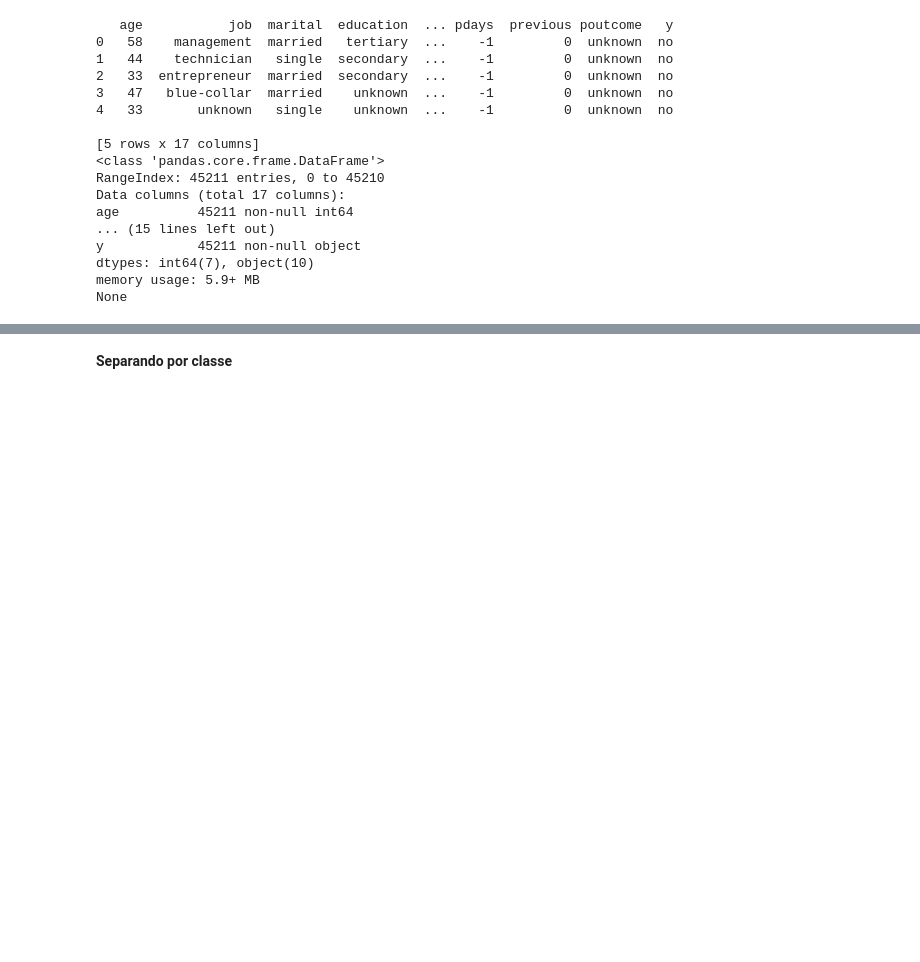
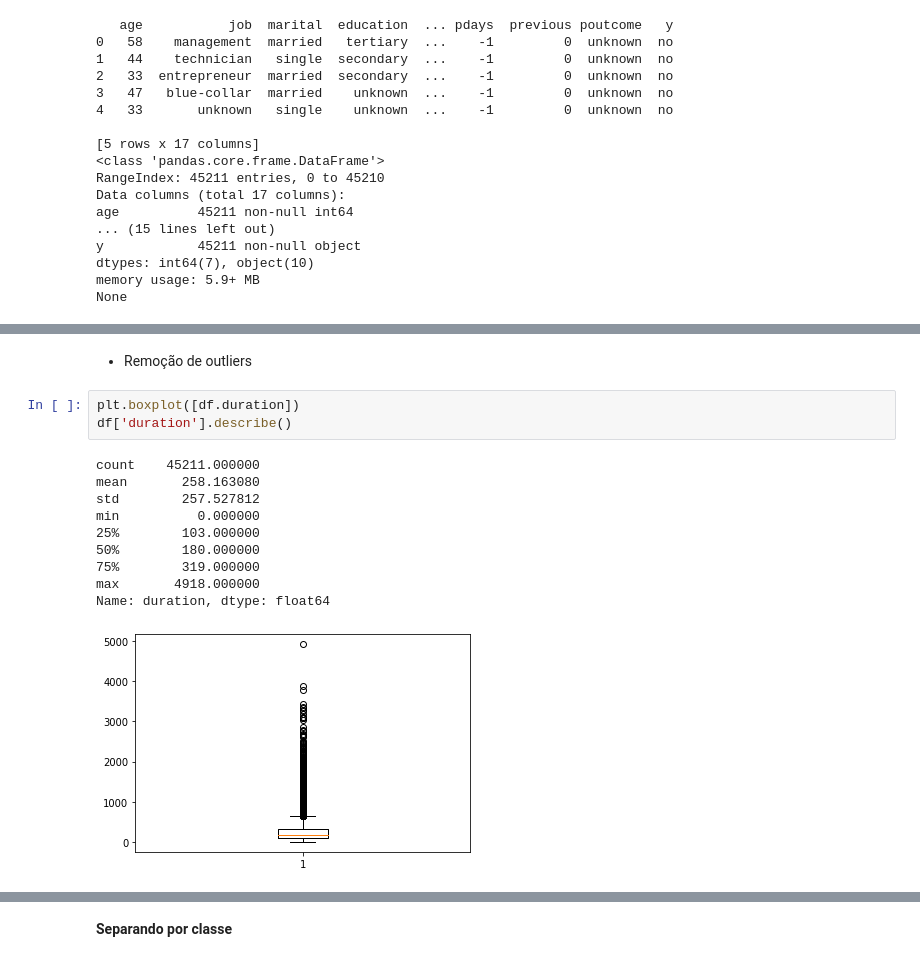
Before and after one commit to pridnt/cesar_engdados, a Jupyter notebook: notebooks/ed_trabalhofinal.ipynb, the cells around one changed output, grey strips where cells are left out. Drawn from its saved outputs; the diff is of its cells as text; blank space fills up the shorter version.

```diff
--- a/notebooks/ed_trabalhofinal.ipynb
+++ b/notebooks/ed_trabalhofinal.ipynb
@@ -168,0 +252,16 @@ df =  df.drop(columns=['marital', 'education', 'y'])
+# %% [markdown]
+- Remoção de outliers
+# %%
+plt.boxplot([df.duration])
+df['duration'].describe()
+# %% [output]
+count    45211.000000
+mean       258.163080
+std        257.527812
+min          0.000000
+25%        103.000000
+50%        180.000000
+75%        319.000000
+max       4918.000000
+Name: duration, dtype: float64
+[figure, added]
```
Also changed, not shown: parts of 70 cells of this notebook.
